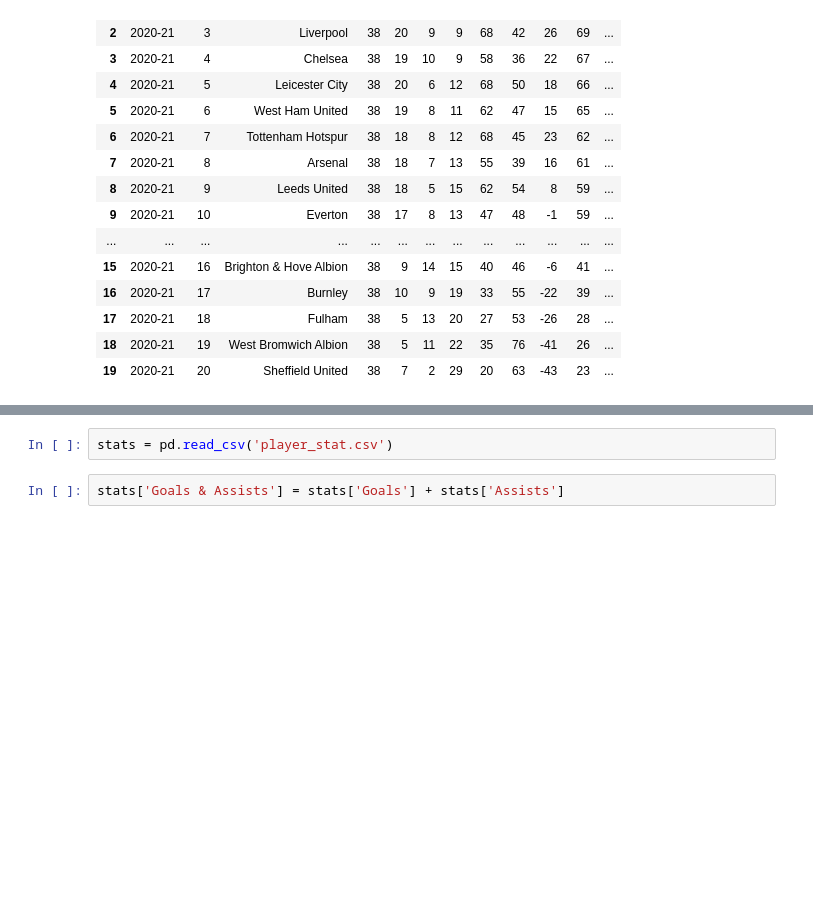
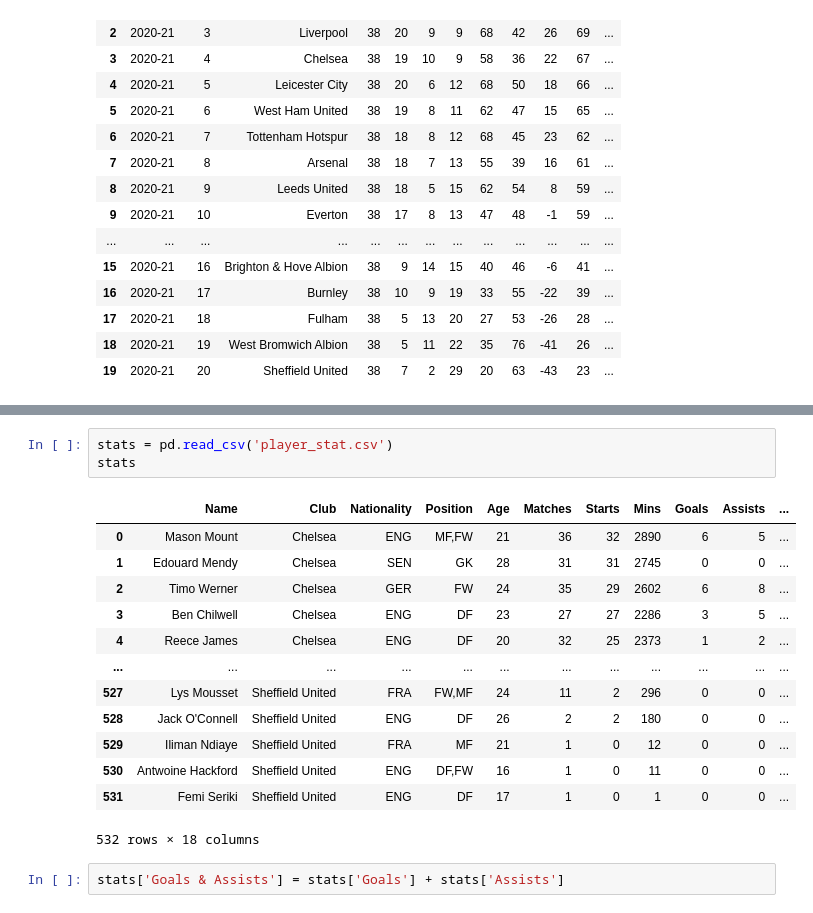
Before and after one commit to znxxx/Data-analysis, a Jupyter notebook: Project_01.ipynb, the cells around one changed output, grey strips where cells are left out. Cells and saved outputs as stored; diff of their text form; blank space fills up the shorter version.

```diff
--- a/Project_01.ipynb
+++ b/Project_01.ipynb
@@ -42,5 +57,20 @@ results = pd.read_csv('results.csv')
 # %%
 stats = pd.read_csv('player_stat.csv')
+stats
+# %% [output]
+|  | Name | Club | Nationality | Position | Age | Matches | Starts | Mins | Goals | Assists | ... |
+| 0 | Mason Mount | Chelsea | ENG | MF,FW | 21 | 36 | 32 | 2890 | 6 | 5 | ... |
+| 1 | Edouard Mendy | Chelsea | SEN | GK | 28 | 31 | 31 | 2745 | 0 | 0 | ... |
+| 2 | Timo Werner | Chelsea | GER | FW | 24 | 35 | 29 | 2602 | 6 | 8 | ... |
+| 3 | Ben Chilwell | Chelsea | ENG | DF | 23 | 27 | 27 | 2286 | 3 | 5 | ... |
+| 4 | Reece James | Chelsea | ENG | DF | 20 | 32 | 25 | 2373 | 1 | 2 | ... |
+| ... | ... | ... | ... | ... | ... | ... | ... | ... | ... | ... | ... |
+| 527 | Lys Mousset | Sheffield United | FRA | FW,MF | 24 | 11 | 2 | 296 | 0 | 0 | ... |
+| 528 | Jack O'Connell | Sheffield United | ENG | DF | 26 | 2 | 2 | 180 | 0 | 0 | ... |
+| 529 | Iliman Ndiaye | Sheffield United | FRA | MF | 21 | 1 | 0 | 12 | 0 | 0 | ... |
+| 530 | Antwoine Hackford | Sheffield United | ENG | DF,FW | 16 | 1 | 0 | 11 | 0 | 0 | ... |
+| 531 | Femi Seriki | Sheffield United | ENG | DF | 17 | 1 | 0 | 1 | 0 | 0 | ... |
+532 rows × 18 columns
 # %%
 stats['Goals & Assists'] = stats['Goals'] + stats['Assists']
 # %% [markdown]
```
Also changed, not shown: parts of 1 cell of this notebook.
